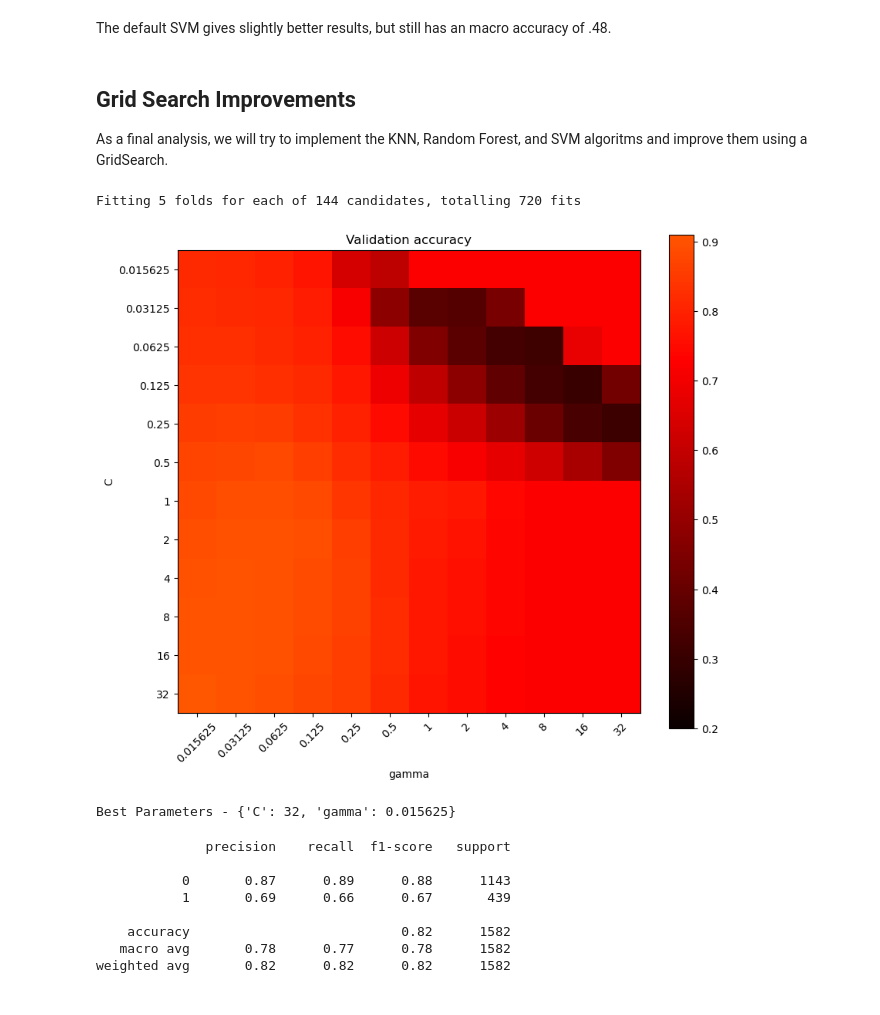
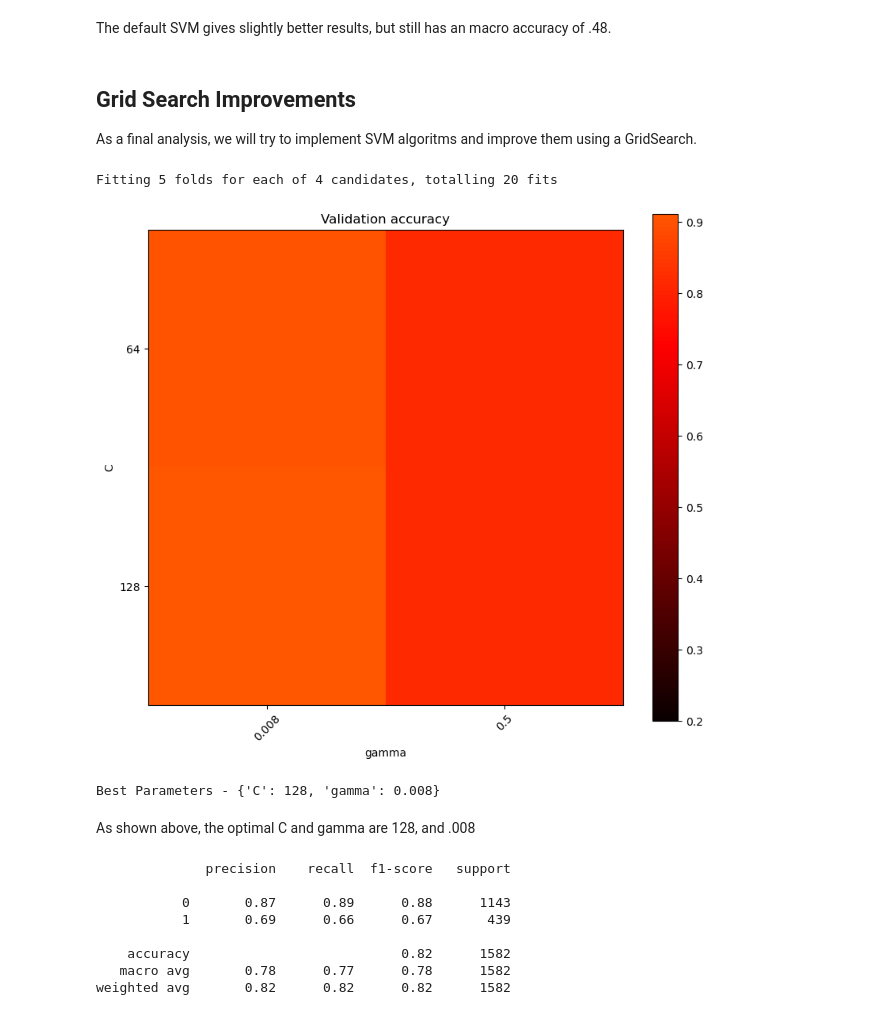
Before and after one commit to ReeseSThomp/School-MLSupervised-Final, a Jupyter notebook: SupervisedML_FinalProject.ipynb, the cells around one changed output. Saved outputs shown, nothing was run; the diff lists cells and outputs as text; code cells hidden in the pictures.

Commit message:
feat: Finalized project and analysis

```diff
--- a/SupervisedML_FinalProject.ipynb
+++ b/SupervisedML_FinalProject.ipynb
@@ -307,0 +385,9 @@ As shown in the above confusion matrix, the KNN accuracy with 17 neighbors reach
+# %%
+from sklearn.tree import DecisionTreeClassifier, plot_tree
+
+dt = DecisionTreeClassifier()
+dt.fit(X_train_scaled, y_train)
+y_dt_pred = dt.predict(X_test_scaled)
+
+ConfusionMatrixDisplay.from_predictions(y_test, y_dt_pred, labels=dt.classes_)
+print(classification_report(y_test, y_dt_pred, zero_division=0))
@@ -307,0 +406,19 @@ As shown in the above confusion matrix, the KNN accuracy with 17 neighbors reach
+# %%
+acc = []
+acc_results = []
+for alpha in [2**i for i in range(-9,0)]:
+    dt = DecisionTreeClassifier(ccp_alpha=alpha)
+    dt.fit(X_train_scaled, y_train)
+    y_dt_pred = dt.predict(X_test_scaled)
+    accuracy = np.sum(y_dt_pred == y_test) / len(y_dt_pred)
+    acc_results.append({'ccp_alpha': alpha, 'accuracy': accuracy})
+    acc.append(accuracy)
+
+results_df = pd.DataFrame(acc_results)
+results_df = results_df.sort_values(by='accuracy', ascending=False)
+print(results_df)
+fig, ax = plt.subplots(nrows=1,ncols=1,figsize=(12,7))
+ax.plot([2**i for i in range(-9,0)], acc, marker="o", color="steelblue", lw=3, label="unweighted")
+ax.set_xlabel("ccp_alpha", fontsize=16)
+ax.set_ylabel("accuracy", fontsize=16)
+plt.xticks(range(0,1))
@@ -307,0 +440,7 @@ As shown in the above confusion matrix, the KNN accuracy with 17 neighbors reach
+# %%
+dt = DecisionTreeClassifier(ccp_alpha=.001953)
+dt.fit(X_train_scaled, y_train)
+y_dt_pred = dt.predict(X_test_scaled)
+
+ConfusionMatrixDisplay.from_predictions(y_test, y_dt_pred, labels=dt.classes_)
+print(classification_report(y_test, y_dt_pred, zero_division=0))
@@ -393,7 +567,7 @@ The default SVM gives slightly better results, but still has an macro accuracy o
 # %% [markdown]
 ## Grid Search Improvements
 
-As a final analysis, we will try to implement the KNN, Random Forest, and SVM algoritms and improve them using a GridSearch.
+As a final analysis, we will try to implement SVM algoritms and improve them using a GridSearch.
 # %%
 # Borrowed from Module 6 Lab, used simply to show data
 from matplotlib.colors import Normalize
@@ -427,21 +601,23 @@ def plotSearchGrid(grid):
 # %%
 from sklearn.metrics import make_scorer, accuracy_score
 param_grid = {
-    "C": 8,
-    "gamma": 20
+    "C": [64, 128],
+    "gamma": [ .008, .5]
 }
 # Note that large values here are computationally expensive - Commented out after running
 # param_grid = {
-#     "C": [2**i for i in range(-6, 6)],
-#     "gamma": [2**i for i in range(-6, 6)]
+#     "C": [2**i for i in range(1,8)],
+#     "gamma": [2**i for i in range(-8, 1)]
 # }
 macro_accuracy_scorer = make_scorer(accuracy_score, normalize=True)
 grid = GridSearchCV(SVC(kernel='rbf',class_weight='balanced', probability=True, random_state=57), param_grid, cv=5, scoring=macro_accuracy_scorer, n_jobs=-1, verbose=1)
 grid.fit(X_train_scaled, y_train)
 plotSearchGrid(grid)
 print(f"Best Parameters - {grid.best_params_}")
 # %% [output]
-Fitting 5 folds for each of 144 candidates, totalling 720 fits
+Fitting 5 folds for each of 4 candidates, totalling 20 fits
-[figure, old version]
+[figure, new version]
-Best Parameters - {'C': 32, 'gamma': 0.015625}
+Best Parameters - {'C': 128, 'gamma': 0.008}
+# %% [markdown]
+As shown above, the optimal C and gamma are 128, and .008
 # %%
```
Also changed, not shown: parts of 20 cells of this notebook.
